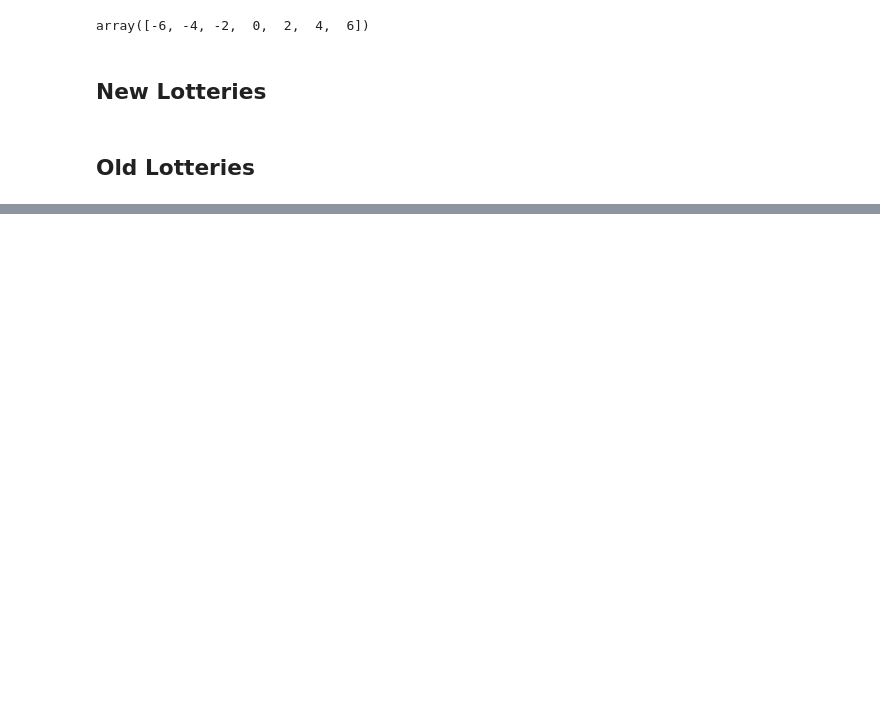
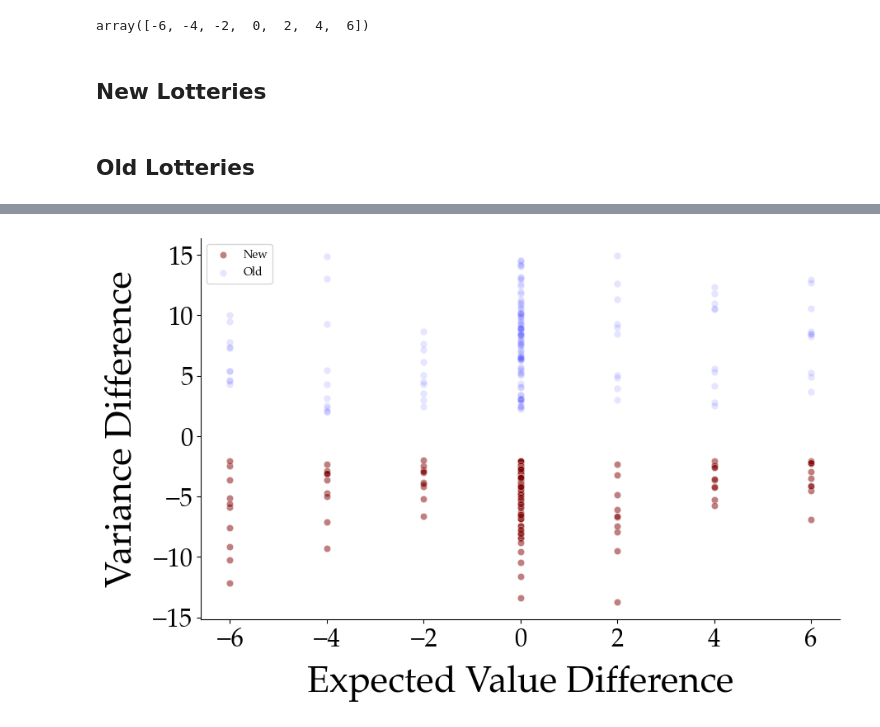
Before and after one commit to LuSchumacher/prospect_theory, a Jupyter notebook: notebooks/00_gamble_generation.ipynb, the cells around one changed output, grey strips where cells are left out. Drawn from its saved outputs; the diff is of its cells as text; code cells hidden in the pictures; blank space fills up the shorter version.

```diff
--- a/notebooks/00_gamble_generation.ipynb
+++ b/notebooks/00_gamble_generation.ipynb
@@ -160,0 +199,16 @@ gamble_df.to_csv(f"../data/lotteries_old.csv", index=False)
+# %%
+# Create the figure and subplots
+fig, ax = plt.subplots(figsize=(10, 6))
+
+# Plot the data
+sns.scatterplot(data=lotteries_new, x="ev_diff", y="var_diff", color='maroon', label='New', alpha=0.5, ax=ax)
+sns.scatterplot(data=lotteries_old, x="ev_diff", y="var_diff", color='blue', label='Old', alpha=0.1, ax=ax)
+
+# Customize the plot
+ax.tick_params(axis='both', which='major', labelsize=FONTSIZE_2)
+ax.set_xlabel('Expected Value Difference', fontsize=FONTSIZE_1, labelpad=10)
+ax.set_ylabel('Variance Difference', fontsize=FONTSIZE_1, labelpad=10)
+# ax.set_ylim(-20, 0)
+sns.despine(ax=ax)
+# %% [output]
+[figure, added]
```
Also changed, not shown: parts of 8 cells of this notebook, 3 other files.
